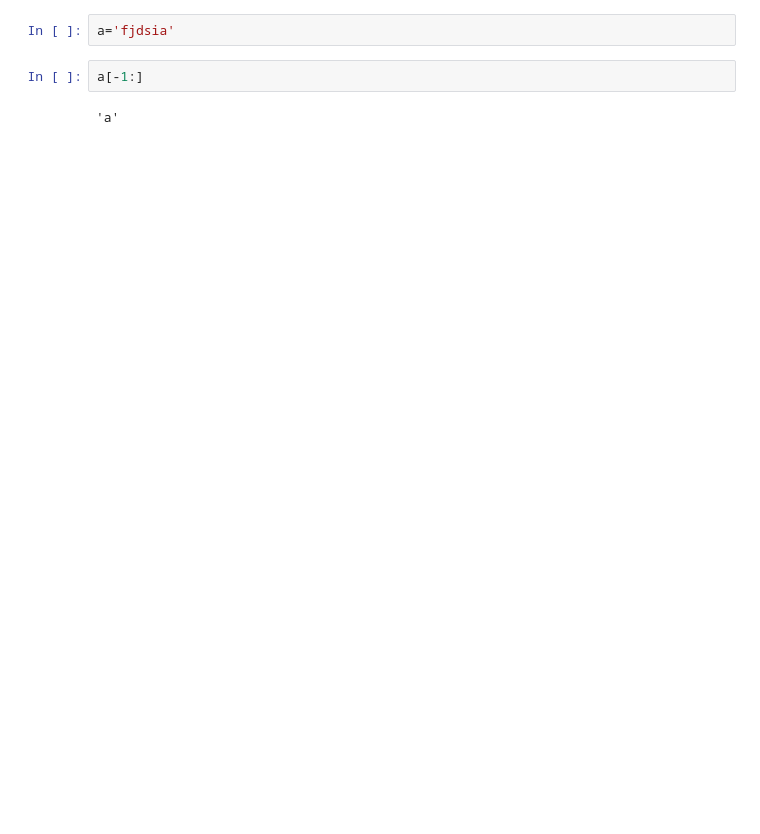
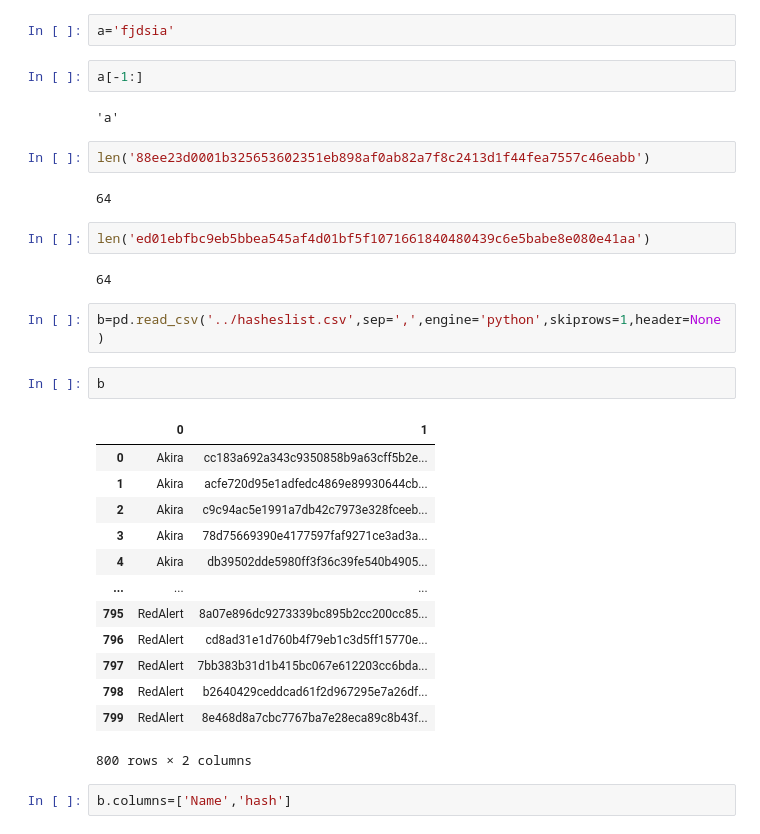
Before and after one commit to joaopaulopmaues/TCC, a Jupyter notebook: TwoLCNN/main.ipynb, the cells around one changed output. Drawn from its saved outputs; the diff is of its cells as text; blank space fills up the shorter version.

```diff
--- a/TwoLCNN/main.ipynb
+++ b/TwoLCNN/main.ipynb
@@ -465,3 +434,31 @@ a='fjdsia'
 a[-1:]
 # %% [output]
 'a'
+# %%
+len('88ee23d0001b325653602351eb898af0ab82a7f8c2413d1f44fea7557c46eabb')
+# %% [output]
+64
+# %%
+len('ed01ebfbc9eb5bbea545af4d01bf5f1071661840480439c6e5babe8e080e41aa')
+# %% [output]
+64
+# %%
+b=pd.read_csv('../hasheslist.csv',sep=',',engine='python',skiprows=1,header=None)
+# %%
+b
+# %% [output]
+|  | 0 | 1 |
+| 0 | Akira | cc183a692a343c9350858b9a63cff5b2e... |
+| 1 | Akira | acfe720d95e1adfedc4869e89930644cb... |
+| 2 | Akira | c9c94ac5e1991a7db42c7973e328fceeb... |
+| 3 | Akira | 78d75669390e4177597faf9271ce3ad3a... |
+| 4 | Akira | db39502dde5980ff3f36c39fe540b4905... |
+| ... | ... | ... |
+| 795 | RedAlert | 8a07e896dc9273339bc895b2cc200cc85... |
+| 796 | RedAlert | cd8ad31e1d760b4f79eb1c3d5ff15770e... |
+| 797 | RedAlert | 7bb383b31d1b415bc067e612203cc6bda... |
+| 798 | RedAlert | b2640429ceddcad61f2d967295e7a26df... |
+| 799 | RedAlert | 8e468d8a7cbc7767ba7e28eca89c8b43f... |
+800 rows × 2 columns
+# %%
+b.columns=['Name','hash']
```
Also changed, not shown: parts of 10 cells of this notebook, 8 other files.
